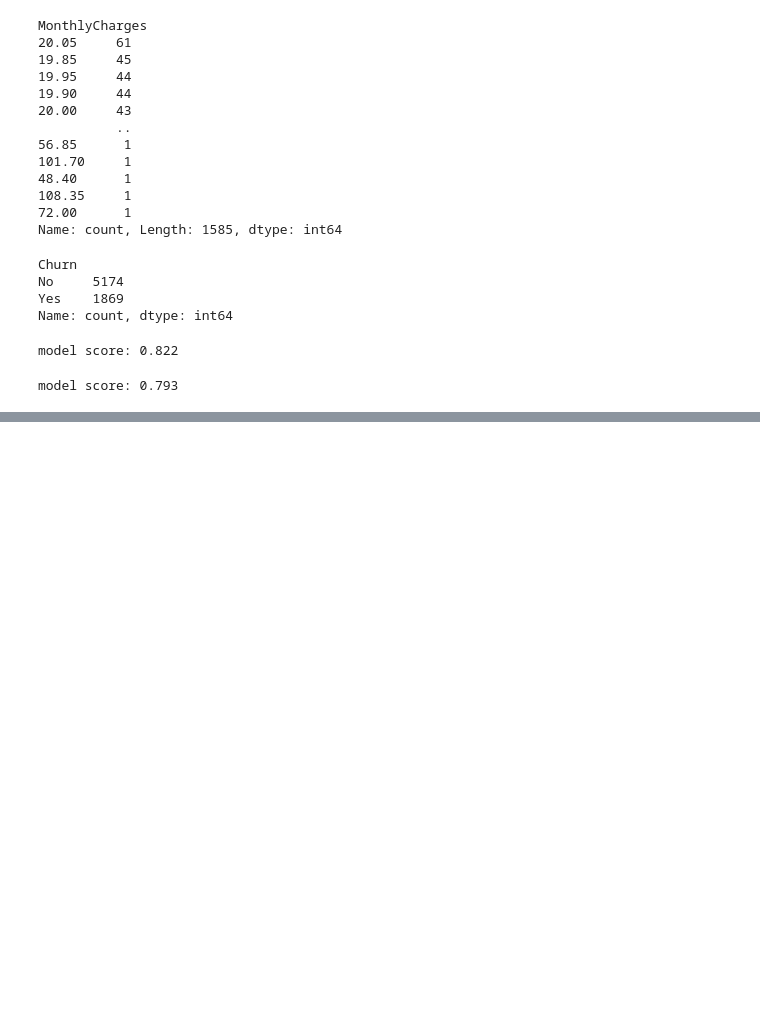
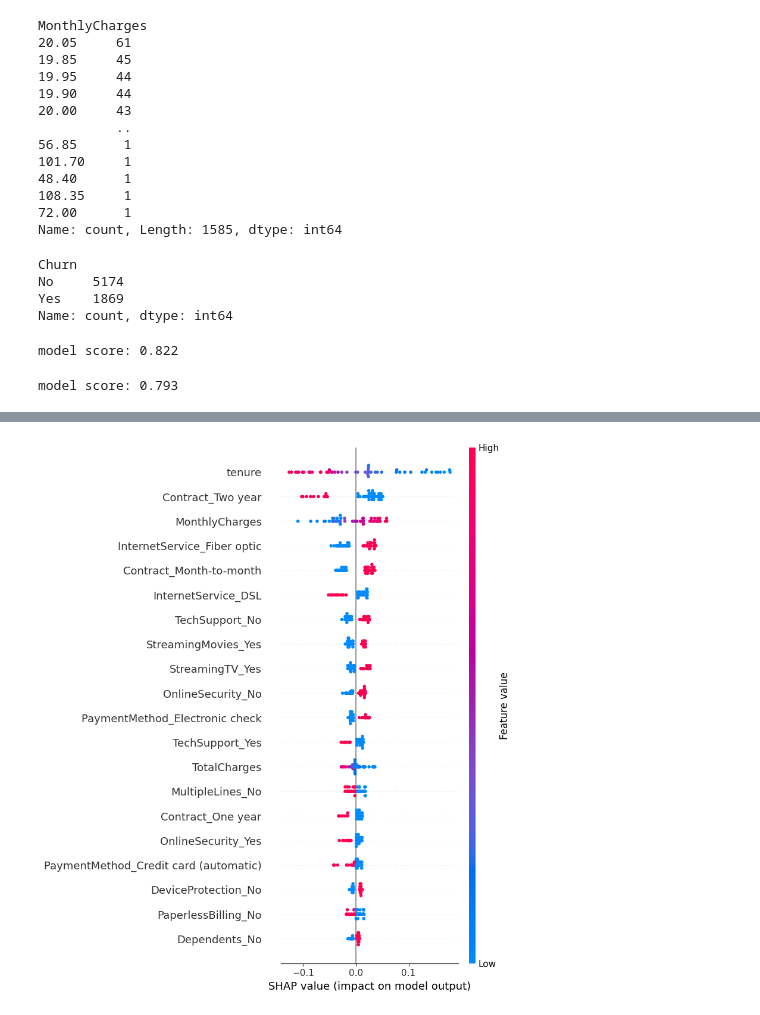
Before and after one commit to NicoCasso/ChurnPrediction, a Jupyter notebook: notebooks/davidnotebook.ipynb, the cells around one changed output, grey strips where cells are left out. Drawn from its saved outputs; the diff is of its cells as text; code cells hidden in the pictures; blank space fills up the shorter version.

Commit message:
added shap values

```diff
--- a/notebooks/davidnotebook.ipynb
+++ b/notebooks/davidnotebook.ipynb
@@ -381,0 +382,11 @@ weighted avg       0.78      0.80      0.78      1409
+# %%
+X_test_dense = X_test.toarray() if hasattr(X_test, "toarray") else X_test
+X_train_dense = X_train.toarray() if hasattr(X_train, "toarray") else X_train
+# %%
+import shap
+
+explainer = shap.DeepExplainer(model, X_train_dense[:100])
+shap_values = explainer.shap_values(X_test_dense[:50])
+ohe = clf.named_steps['preprocessor'].named_transformers_['one-hot-encoder']
+encoded_cat_names = ohe.get_feature_names_out(categorical_columns)
+all_feature_names = np.concatenate([encoded_cat_names, np.array(numerical_columns)])
@@ -381,0 +403,10 @@ weighted avg       0.78      0.80      0.78      1409
+# %%
+import numpy as np
+
+
+shap_values_squeezed = np.squeeze(shap_values, axis=2)
+
+
+shap.summary_plot(shap_values_squeezed, X_test_dense[:50], feature_names=all_feature_names)
+# %% [output]
+[figure, added]
```
Also changed, not shown: parts of 5 cells of this notebook, 1 other file.
